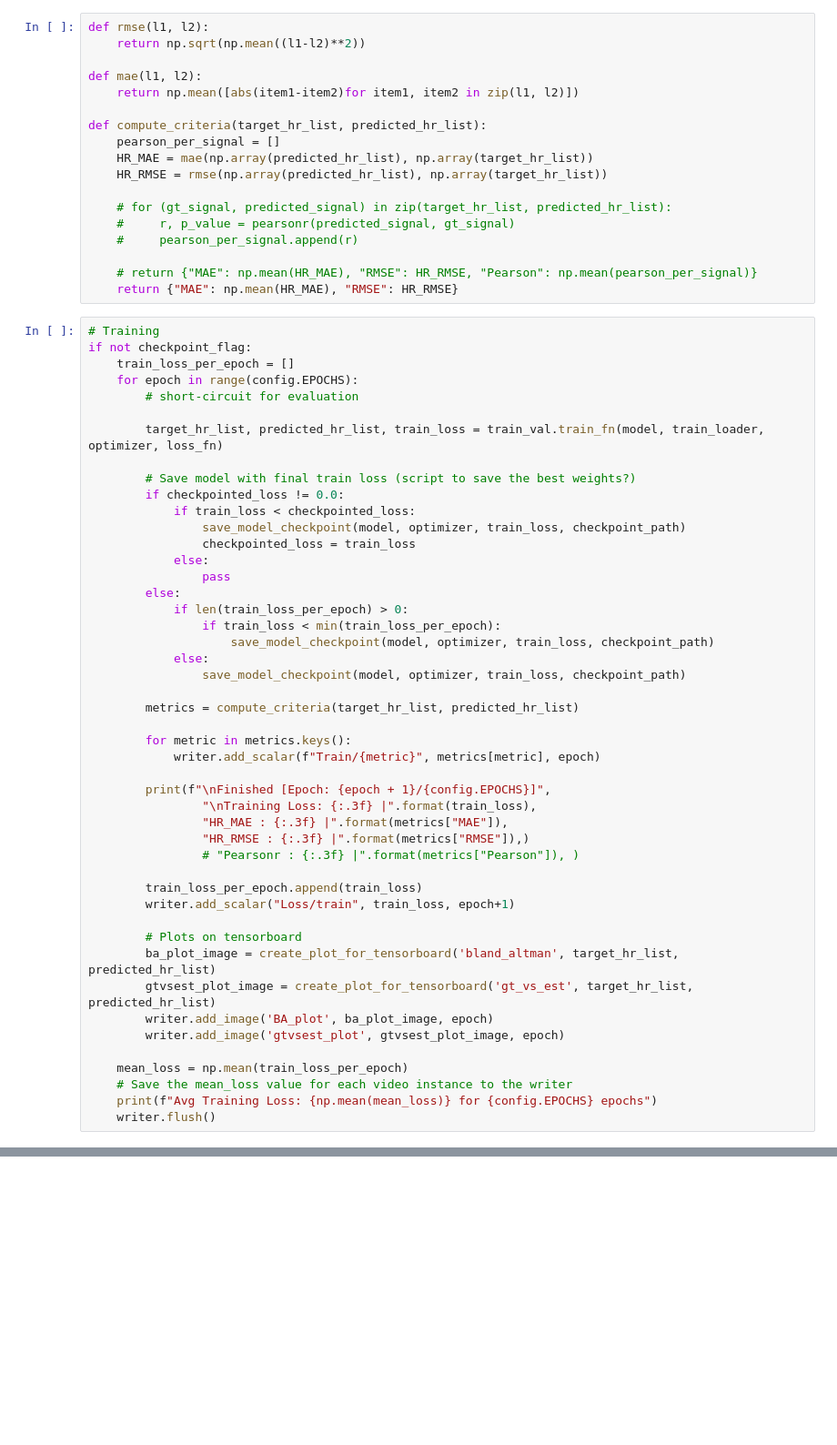
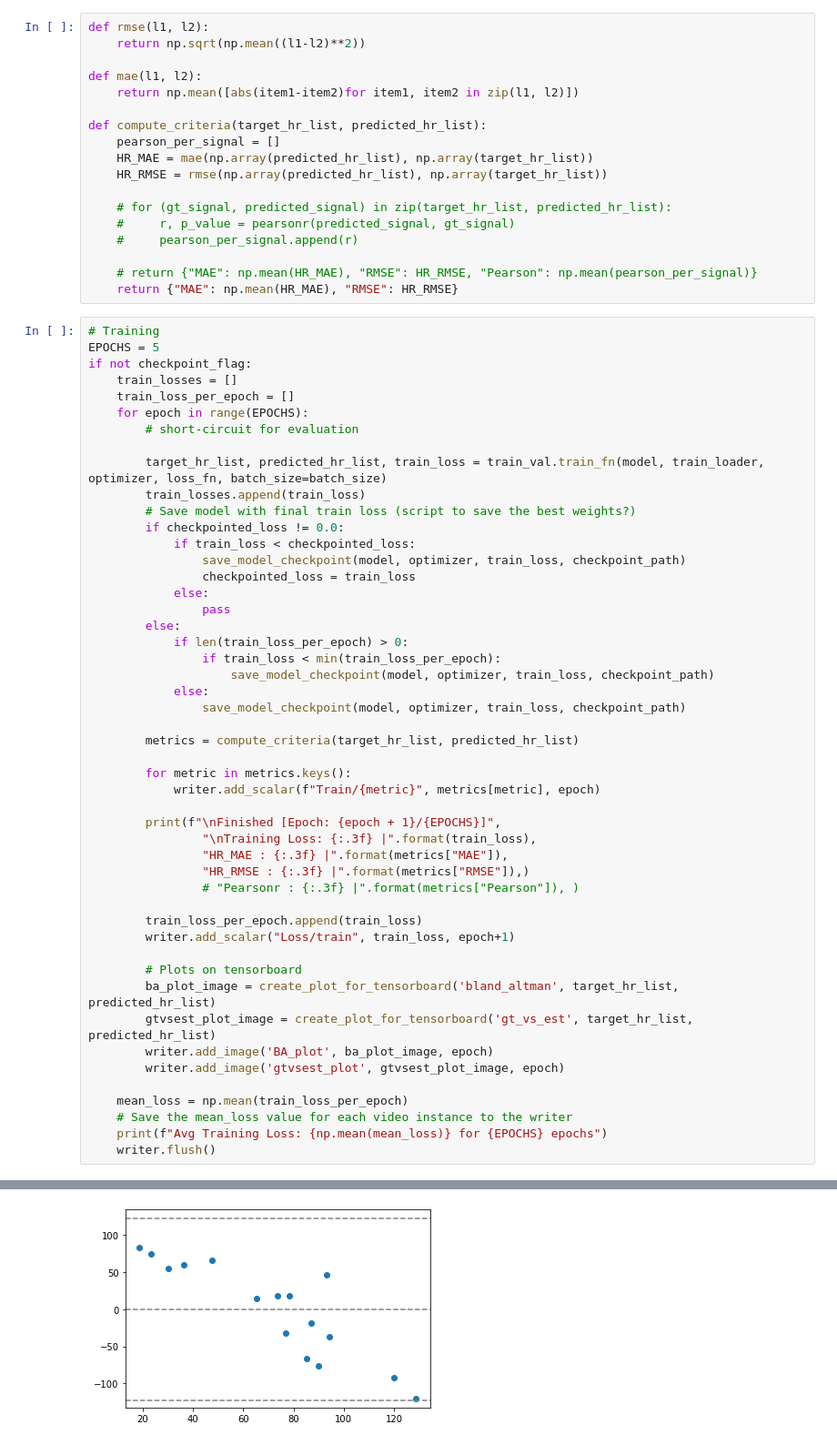
Before and after one commit to AndreasLH/Heart-Rate-Estimation, a Jupyter notebook: src/train.ipynb, the cells around one changed output, grey strips where cells are left out. Shown at 91% size. Cells and saved outputs as stored; diff of their text form; blank space fills up the shorter version.

```diff
--- a/src/train.ipynb
+++ b/src/train.ipynb
@@ -200,13 +130,15 @@ def compute_criteria(target_hr_list, predicted_hr_list):
     return {"MAE": np.mean(HR_MAE), "RMSE": HR_RMSE}
 # %%
 # Training
+EPOCHS = 5
 if not checkpoint_flag:
+    train_losses = []
     train_loss_per_epoch = []
-    for epoch in range(config.EPOCHS):
+    for epoch in range(EPOCHS):
         # short-circuit for evaluation
 
-        target_hr_list, predicted_hr_list, train_loss = train_val.train_fn(model, train_loader, optimizer, loss_fn)
-
+        target_hr_list, predicted_hr_list, train_loss = train_val.train_fn(model, train_loader, optimizer, loss_fn, batch_size=batch_size)
+        train_losses.append(train_loss)
         # Save model with final train loss (script to save the best weights?)
         if checkpointed_loss != 0.0:
             if train_loss < checkpointed_loss:
@@ -226,7 +158,7 @@ if not checkpoint_flag:
         for metric in metrics.keys():
             writer.add_scalar(f"Train/{metric}", metrics[metric], epoch)
 
-        print(f"\nFinished [Epoch: {epoch + 1}/{config.EPOCHS}]",
+        print(f"\nFinished [Epoch: {epoch + 1}/{EPOCHS}]",
                 "\nTraining Loss: {:.3f} |".format(train_loss),
                 "HR_MAE : {:.3f} |".format(metrics["MAE"]),
                 "HR_RMSE : {:.3f} |".format(metrics["RMSE"]),)
@@ -243,5 +175,6 @@ if not checkpoint_flag:
 
     mean_loss = np.mean(train_loss_per_epoch)
     # Save the mean_loss value for each video instance to the writer
-    print(f"Avg Training Loss: {np.mean(mean_loss)} for {config.EPOCHS} epochs")
+    print(f"Avg Training Loss: {np.mean(mean_loss)} for {EPOCHS} epochs")
     writer.flush()
+# %% [output]
@@ -247,0 +196 @@ if not checkpoint_flag:
+[figure, added]
```
Also changed, not shown: parts of 24 cells of this notebook, 6 other files.
